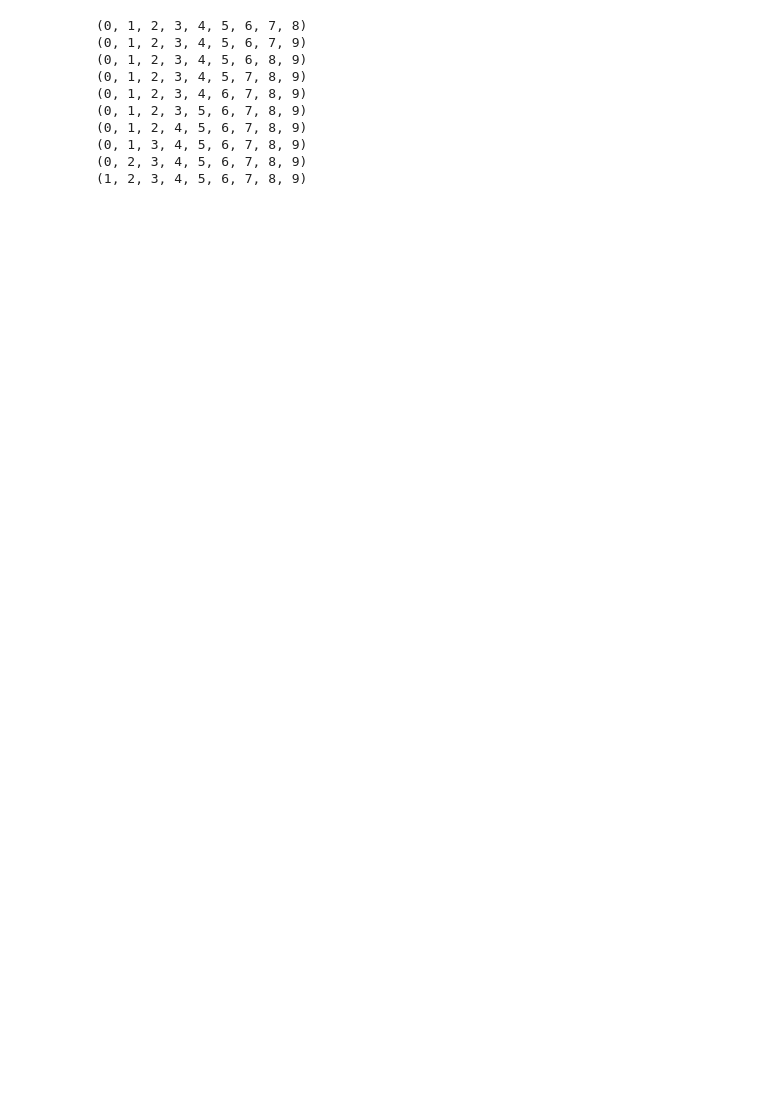
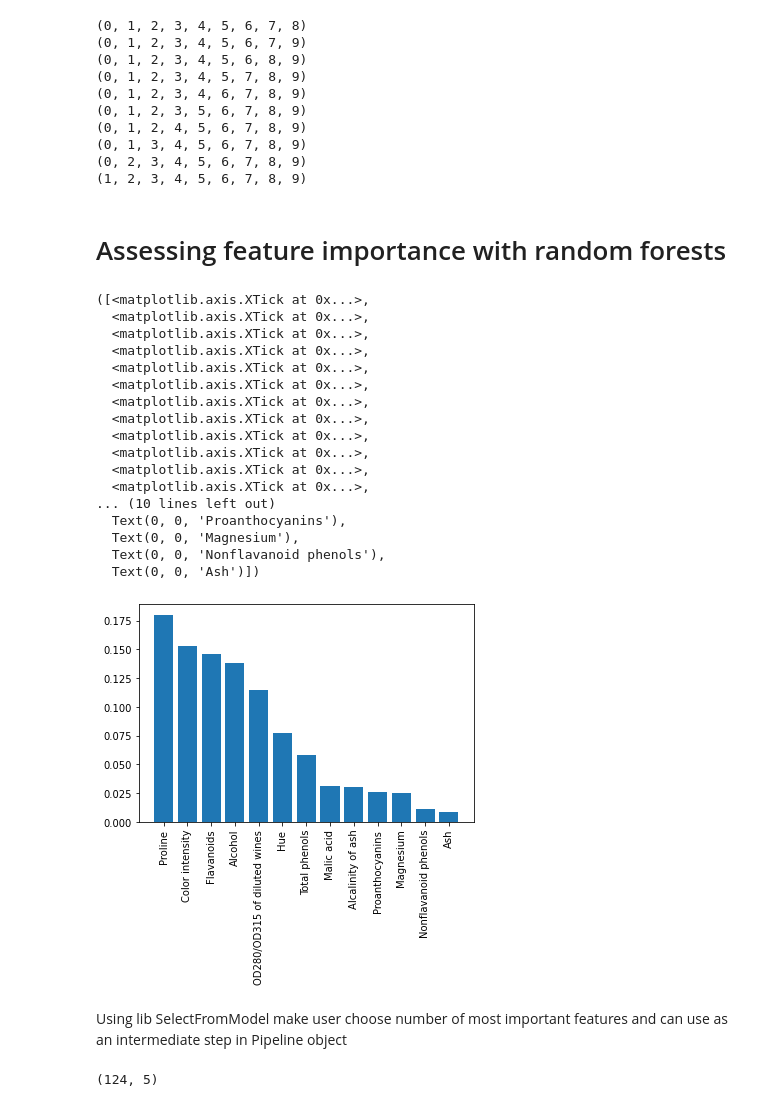
Before and after one commit to BlueElf246/datle2403, a Jupyter notebook: (i)Data_preprocessing_feature_selection.ipynb, the cells around one changed output. Saved outputs shown, nothing was run; the diff lists cells and outputs as text; code cells hidden in the pictures; blank space fills up the shorter version.

```diff
--- a/(i)Data_preprocessing_feature_selection.ipynb
+++ b/(i)Data_preprocessing_feature_selection.ipynb
@@ -543,0 +527,3 @@ sns.scatterplot(df_wine['Flavanoids'].values,df_wine['Class label'].values,hue=d
+# %%
+k3=list(sbs.subsets_[7])
+df_wine.columns[1:][k3]
@@ -543,0 +534,5 @@ sns.scatterplot(df_wine['Flavanoids'].values,df_wine['Class label'].values,hue=d
+# %%
+from sklearn.neighbors import KNeighborsClassifier
+knn=KNeighborsClassifier(n_neighbors=5)
+knn.fit(X_train_std[:,k3],y_train)
+knn.score(X_test_std[:,k3],y_test)
@@ -543,0 +541,5 @@ sns.scatterplot(df_wine['Flavanoids'].values,df_wine['Class label'].values,hue=d
+# %%
+from sklearn.neighbors import KNeighborsClassifier
+knn=KNeighborsClassifier(n_neighbors=5)
+knn.fit(X_train_std,y_train)
+knn.score(X_test_std,y_test)
@@ -556,3 +562,44 @@ for p in combinations(m,r=10-1):
 (0, 1, 3, 4, 5, 6, 7, 8, 9)
 (0, 2, 3, 4, 5, 6, 7, 8, 9)
 (1, 2, 3, 4, 5, 6, 7, 8, 9)
+# %% [markdown]
+# Assessing feature importance with random forests
+# %%
+from sklearn.ensemble import RandomForestClassifier
+forest=RandomForestClassifier(n_estimators=500,random_state=1)
+feat_labels = df_wine.columns[1:]
+forest.fit(X_train,y_train)
+importance=forest.feature_importances_
+indices=np.argsort(importance)[::-1]
+plt.bar(range(X_train.shape[1]),importance[indices])
+plt.xticks(range(X_train.shape[1]),
+           feat_labels[indices], rotation=90)
+# %% [output]
+([<matplotlib.axis.XTick at 0x...>,
+  <matplotlib.axis.XTick at 0x...>,
+  <matplotlib.axis.XTick at 0x...>,
+  <matplotlib.axis.XTick at 0x...>,
+  <matplotlib.axis.XTick at 0x...>,
+  <matplotlib.axis.XTick at 0x...>,
+  <matplotlib.axis.XTick at 0x...>,
+  <matplotlib.axis.XTick at 0x...>,
+  <matplotlib.axis.XTick at 0x...>,
+  <matplotlib.axis.XTick at 0x...>,
+  <matplotlib.axis.XTick at 0x...>,
+  <matplotlib.axis.XTick at 0x...>,
+... (10 lines left out)
+  Text(0, 0, 'Proanthocyanins'),
+  Text(0, 0, 'Magnesium'),
+  Text(0, 0, 'Nonflavanoid phenols'),
+  Text(0, 0, 'Ash')])
+[figure, added]
+# %% [markdown]
+Using lib SelectFromModel make user choose number of most important features and can use as an intermediate step in Pipeline object
+# %%
+# using SelectFromModel
+from sklearn.feature_selection import SelectFromModel
+sfm=SelectFromModel(estimator=forest,threshold=0.1,prefit=True)
+X_selected=sfm.transform(X_train)
+X_selected.shape
+# %% [output]
+(124, 5)
```
Also changed, not shown: parts of 11 cells of this notebook.
